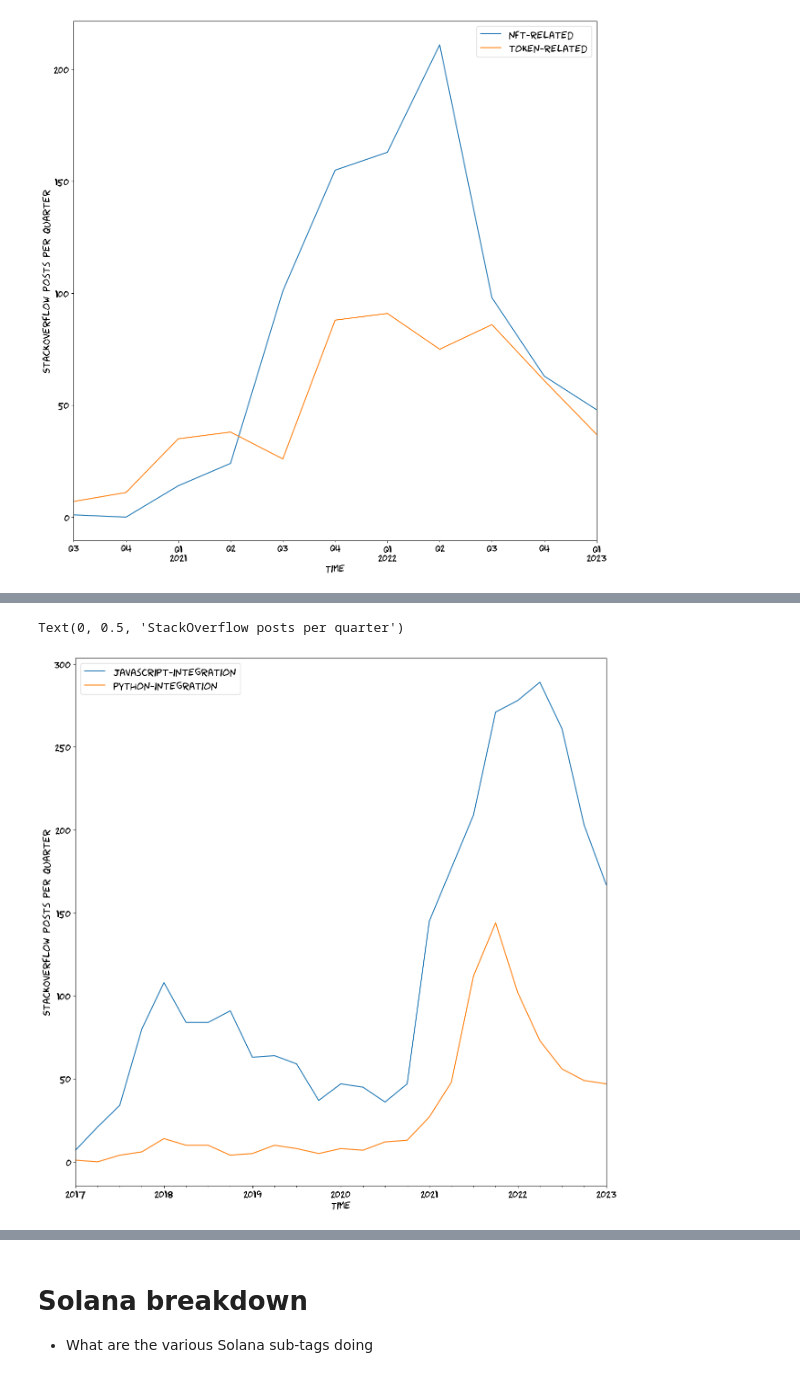
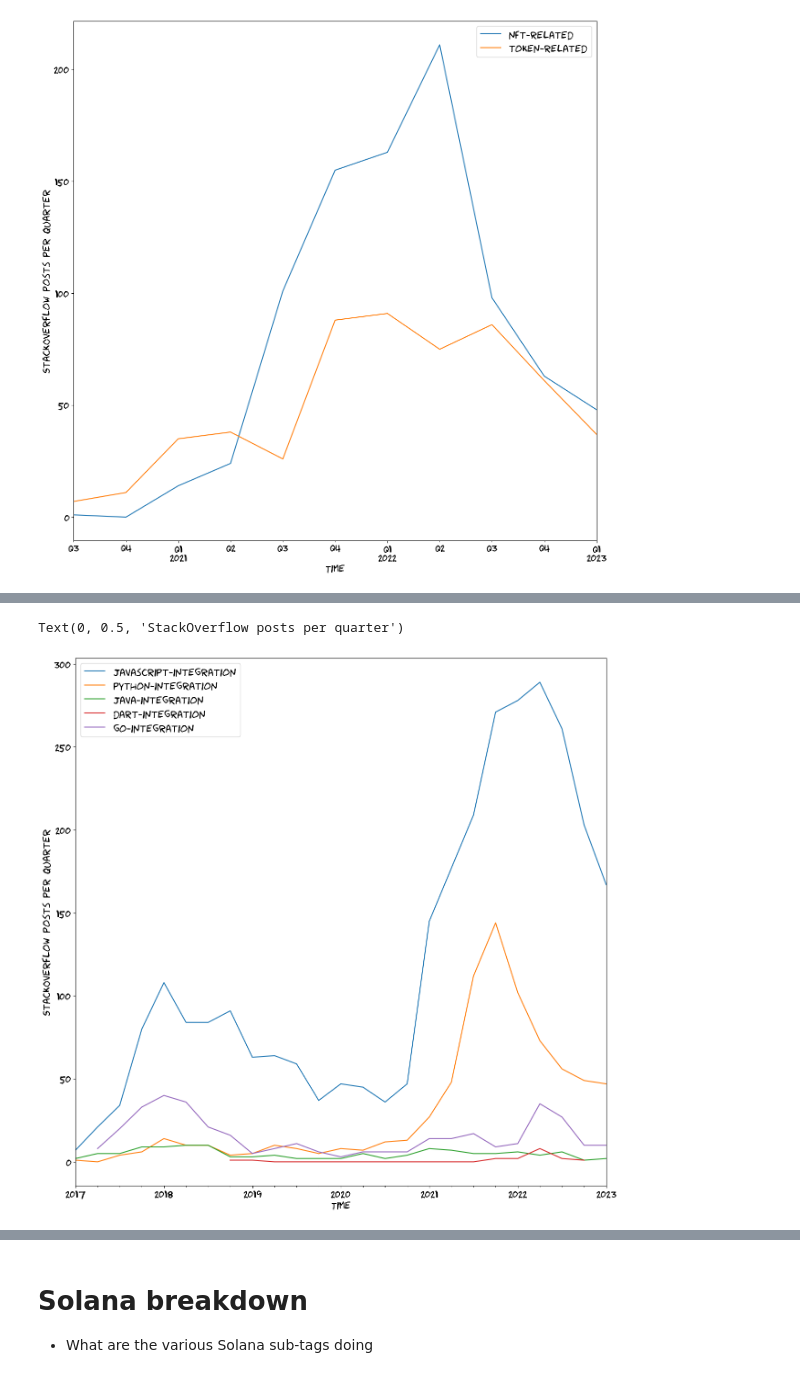
Before and after one commit to tradingstrategy-ai/blockchain-stackoverflow, a Jupyter notebook: research.ipynb, the cells around one changed output, grey strips where cells are left out. Drawn from its saved outputs; the diff is of its cells as text; code cells hidden in the pictures.

```diff
--- a/research.ipynb
+++ b/research.ipynb
@@ -214,16 +273,19 @@ Text(0, 0.5, 'StackOverflow posts per quarter')
 # %%
 quaterly_binned = create_binned_df_by_tags(
     df,
     {
         "javascript-integration": ("web3js", "ethers.js"),
         "python-integration": ("web3py", "brownie"),
+        "java-integration": ("web3-java",),
+        "dart-integration": ("web3dart",),
+        "go-integration": ("go-ethereum",),
     },
 )
 
 ax = quaterly_binned.plot.line()
 
 ax.set_xlabel("Time")
 ax.set_ylabel("StackOverflow posts per quarter")
 # %% [output]
 Text(0, 0.5, 'StackOverflow posts per quarter')
-[figure, old version]
+[figure, new version]
```
Also changed, not shown: parts of 17 cells of this notebook.
